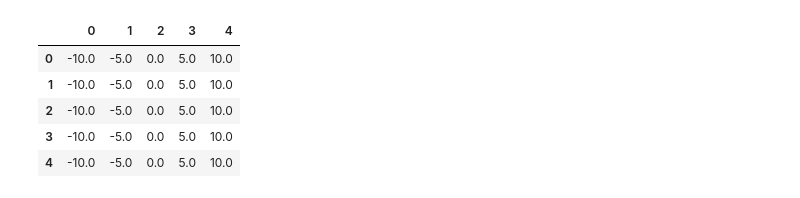
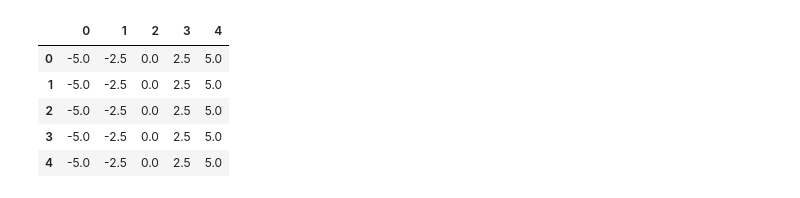
Before and after one commit to raliaskarov/tutorial_eth_ais_roman, a Jupyter notebook: thelmbook/chapter_1/lm_demo.ipynb, the cells around one changed output. Drawn from its saved outputs; the diff is of its cells as text; code cells hidden in the pictures.

```diff
--- a/thelmbook/chapter_1/lm_demo.ipynb
+++ b/thelmbook/chapter_1/lm_demo.ipynb
@@ -22,0 +51,10 @@ Z = calculate_loss(W, B)
+# %%
+
+# Generate parameter space for w and b
+w_values = np.linspace(-5, 5, 5)
+b_values = np.linspace(-10, 10, 5)
+W, B = np.meshgrid(w_values, b_values)
+Z = calculate_loss(W, B)
+
+print(w_values)
+print(b_values)
@@ -23,11 +98,11 @@ Z = calculate_loss(W, B)
 # %%
-import pandas as pd
-pd.DataFrame(np.meshgrid(w_values, b_values)[0])
+df_w = pd.DataFrame(np.meshgrid(w_values, b_values)[0])
+df_w
 # %% [output]
 |  | 0 | 1 | 2 | 3 | 4 |
-| 0 | -10.0 | -5.0 | 0.0 | 5.0 | 10.0 |
-| 1 | -10.0 | -5.0 | 0.0 | 5.0 | 10.0 |
-| 2 | -10.0 | -5.0 | 0.0 | 5.0 | 10.0 |
-| 3 | -10.0 | -5.0 | 0.0 | 5.0 | 10.0 |
-| 4 | -10.0 | -5.0 | 0.0 | 5.0 | 10.0 |
+| 0 | -5.0 | -2.5 | 0.0 | 2.5 | 5.0 |
+| 1 | -5.0 | -2.5 | 0.0 | 2.5 | 5.0 |
+| 2 | -5.0 | -2.5 | 0.0 | 2.5 | 5.0 |
+| 3 | -5.0 | -2.5 | 0.0 | 2.5 | 5.0 |
+| 4 | -5.0 | -2.5 | 0.0 | 2.5 | 5.0 |
 # %%
```
Also changed, not shown: parts of 10 cells of this notebook, 1 other file.
